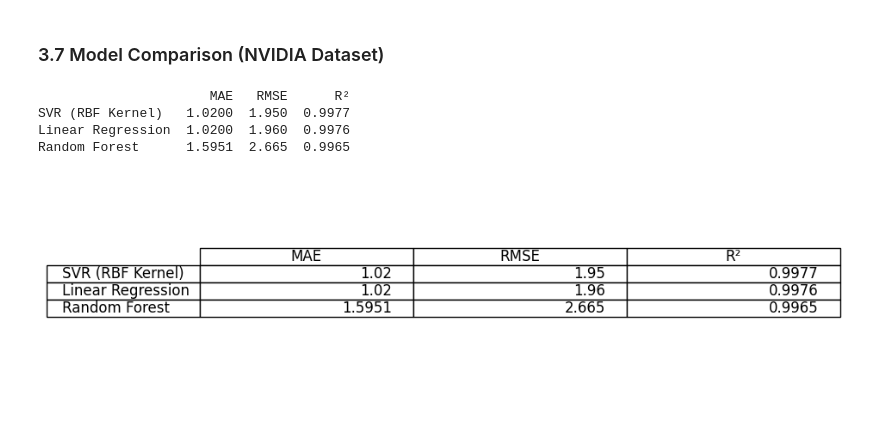
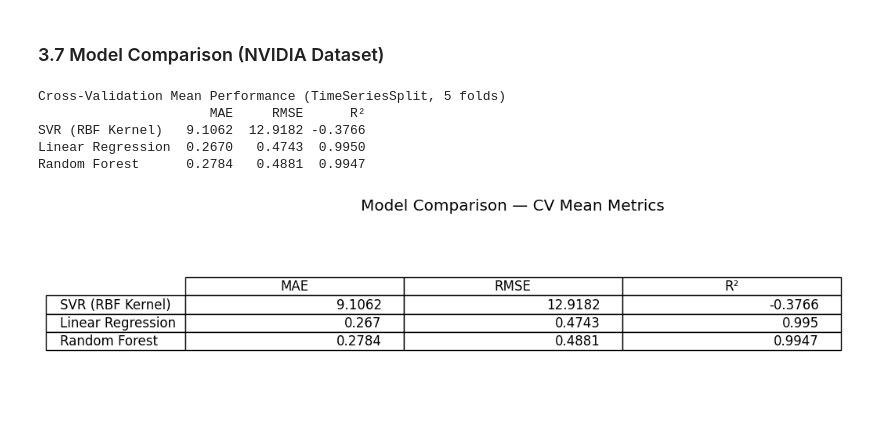
Before and after one commit to IntelligentSystemsProject/Stock-Market-Project, a Jupyter notebook: project.ipynb, the cells around one changed output. Cells and saved outputs as stored; diff of their text form; code cells hidden in the pictures.

Commit message:
Add TimeSeriesSplit 5-fold cross-validation

```diff
--- a/project.ipynb
+++ b/project.ipynb
@@ -241,5 +152,0 @@ def inverse_close_scaling(predictions, scaler, feature_index):
-# %%
-target_index = features.index('Adj Close')
-
-y_pred_actual = inverse_close_scaling(y_pred, scaler, target_index)
-y_test_actual = inverse_close_scaling(y_test, scaler, target_index)
@@ -840,0 +508,14 @@ R²: 0.9965
+# %%
+import pandas as pd
+
+rf_cv_df = pd.DataFrame(rf_cv_scores).set_index('fold')
+print('===== Random Forest — TimeSeriesSplit CV Summary =====')
+print(rf_cv_df.round(4))
+print("\nMean:", rf_cv_df.mean().round(4).to_dict())
+print("Std: ",  rf_cv_df.std().round(4).to_dict())
+
+# Keep compatible variable names for downstream cells (viz uses last fold)
+y_test_actual_rf, y_pred_actual_rf = rf_last_preds
+mae_rf  = rf_cv_df['MAE'].mean()
+rmse_rf = rf_cv_df['RMSE'].mean()
+r2_rf   = rf_cv_df['R²'].mean()
@@ -871,38 +572,50 @@ By predicting **log returns** instead of raw prices, the model avoids the extrap
 # %%
 import pandas as pd
 
-# Results you provided
+# Cross-validation mean metrics across all folds
 results = {
-    "SVR (RBF Kernel)": {"MAE": 1.02, "RMSE": 1.95, "R²": 0.9977},
-    "Linear Regression": {"MAE": 1.02, "RMSE": 1.96, "R²": 0.9976},
-    "Random Forest": {"MAE": 1.5951, "RMSE": 2.6650, "R²": 0.9965}
+    "SVR (RBF Kernel)": {
+        "MAE":  svr_cv_df['MAE'].mean(),
+        "RMSE": svr_cv_df['RMSE'].mean(),
+        "R²":   svr_cv_df['R²'].mean()
+    },
+    "Linear Regression": {
+        "MAE":  lr_cv_df['MAE'].mean(),
+        "RMSE": lr_cv_df['RMSE'].mean(),
+        "R²":   lr_cv_df['R²'].mean()
+    },
+    "Random Forest": {
+        "MAE":  rf_cv_df['MAE'].mean(),
+        "RMSE": rf_cv_df['RMSE'].mean(),
+        "R²":   rf_cv_df['R²'].mean()
+    }
 }
 
-# Convert to DataFrame
-df_results = pd.DataFrame(results).T
-
-# Display table
+df_results = pd.DataFrame(results).T.round(4)
+print("Cross-Validation Mean Performance (TimeSeriesSplit, 5 folds)")
 print(df_results)
 
-# Optional: Pretty display in Jupyter/Colab
 import matplotlib.pyplot as plt
 import matplotlib as mpl
-
 mpl.rcParams['font.size'] = 12
-fig, ax = plt.subplots(figsize=(8,3))
+fig, ax = plt.subplots(figsize=(9, 3))
 ax.axis('tight')
 ax.axis('off')
-table = ax.table(cellText=df_results.values,
-                 colLabels=df_results.columns,
-                 rowLabels=df_results.index,
-                 loc='center')
+table = ax.table(
+    cellText=df_results.values,
+    colLabels=df_results.columns,
+    rowLabels=df_results.index,
+    loc='center'
+)
 table.auto_set_font_size(False)
 table.set_fontsize(12)
-table.scale(1.2, 1.2)
+table.scale(1.2, 1.4)
+plt.title('Model Comparison — CV Mean Metrics', pad=12)
 plt.show()
 # %% [output]
-                      MAE   RMSE      R²
-SVR (RBF Kernel)   1.0200  1.950  0.9977
-Linear Regression  1.0200  1.960  0.9976
-Random Forest      1.5951  2.665  0.9965
+Cross-Validation Mean Performance (TimeSeriesSplit, 5 folds)
+                      MAE     RMSE      R²
+SVR (RBF Kernel)   9.1062  12.9182 -0.3766
+Linear Regression  0.2670   0.4743  0.9950
+Random Forest      0.2784   0.4881  0.9947
-[figure, old version]
+[figure, new version]
```
Also changed, not shown: parts of 88 cells of this notebook, 1 other file.
